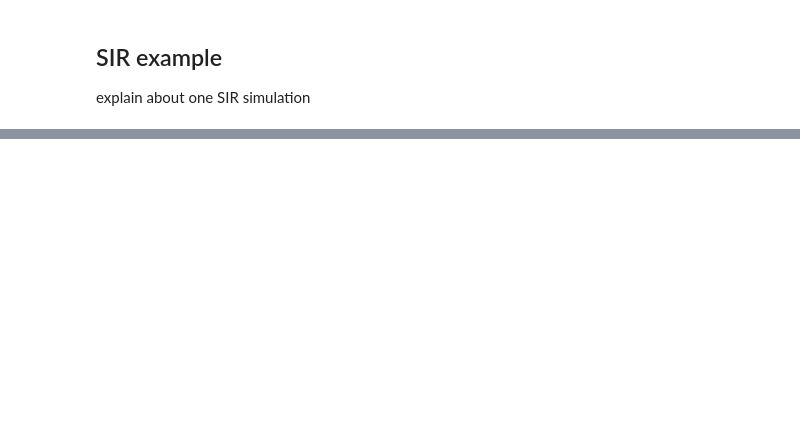
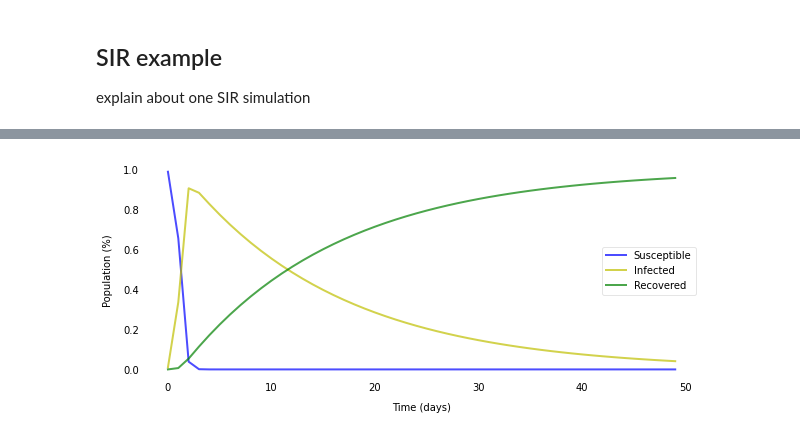
Before and after one commit to danielbdias/mdp-sir-modelling, a Jupyter notebook: sir_example.ipynb, the cells around one changed output, grey strips where cells are left out. Saved outputs shown, nothing was run; the diff lists cells and outputs as text; code cells hidden in the pictures; blank space fills up the shorter version.

```diff
--- a/sir_example.ipynb
+++ b/sir_example.ipynb
@@ -72,0 +52,10 @@ print( St + dSdt, It + dIdt, Rt + dRdt )
+# %%
+# Covid-19
+simulate_and_plot_sir_epidemics(
+    infected_people_per_day = 4,
+    infection_duration = 15,
+    days_of_simulation = 50,
+    initial_state = initial_state
+)
+# %% [output]
+[figure, added]
```
Also changed, not shown: parts of 11 cells of this notebook, 3 other files.
